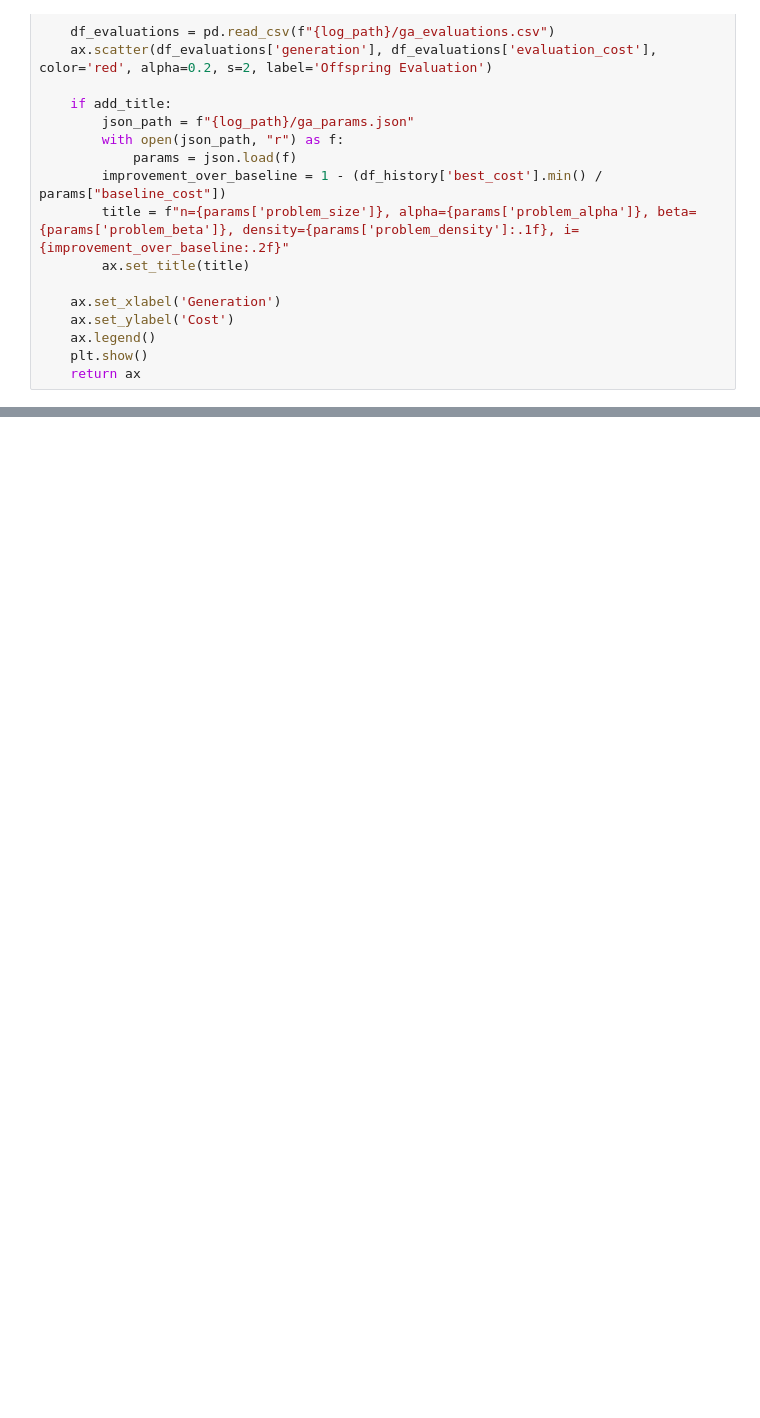
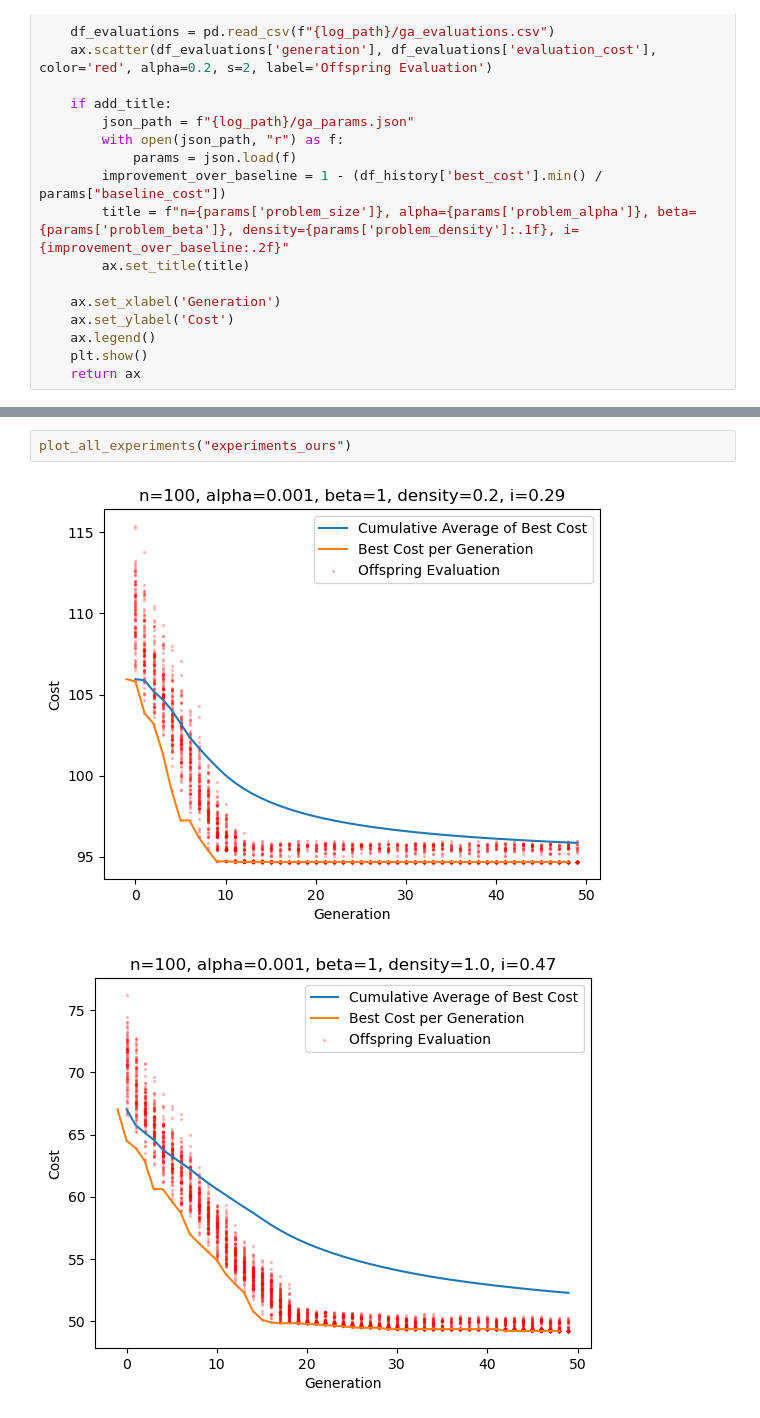
Before and after one commit to aleperlo/project-work, a Jupyter notebook: plots.ipynb, the cells around one changed output, grey strips where cells are left out. Drawn from its saved outputs; the diff is of its cells as text; blank space fills up the shorter version.

```diff
--- a/plots.ipynb
+++ b/plots.ipynb
@@ -111,0 +135,5 @@ $n$ & $\alpha$ & $\beta$ & $\rho$ & $n_p$ & $n_g$ & $p_m$ & $p_s$ & cost (baseli
+# %%
+plot_all_experiments("experiments_ours")
+# %% [output]
+[figure, added]
+[figure, added]
```
Also changed, not shown: parts of 9 cells of this notebook, 48 other files.
